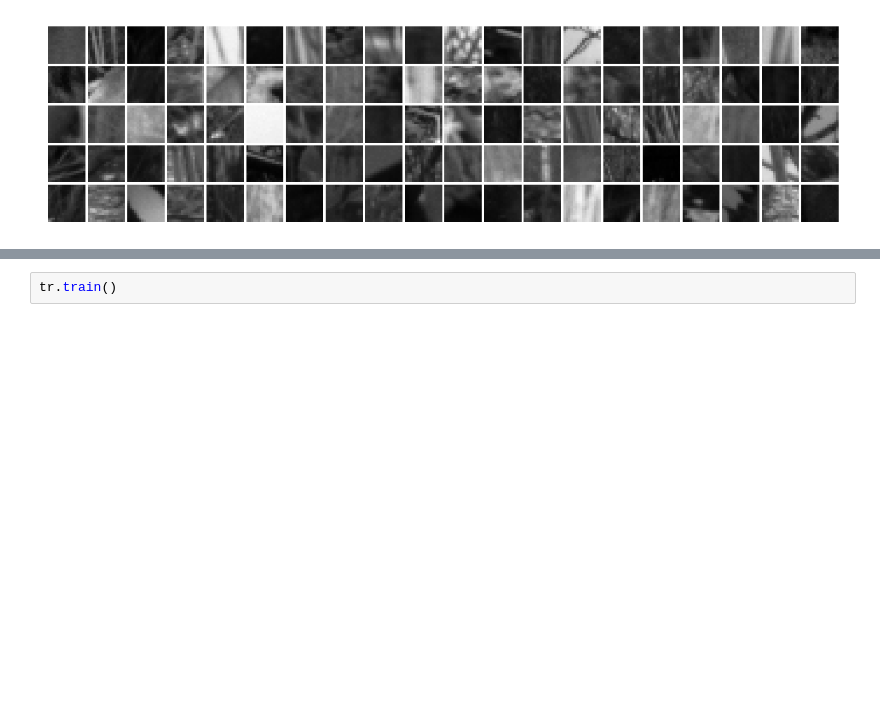
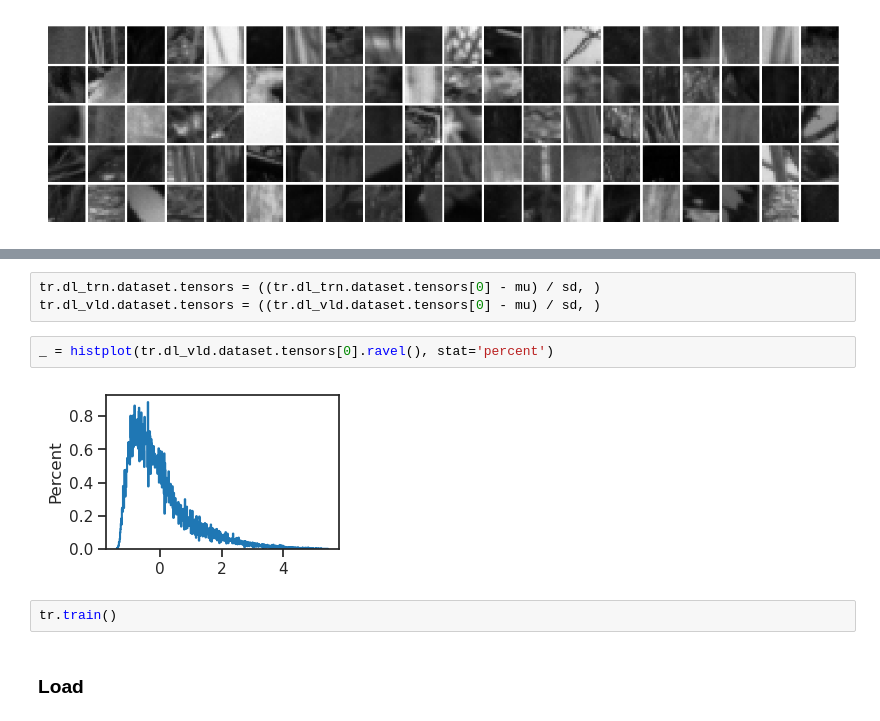
Before and after one commit to hadivafaii/jb-vae, a Jupyter notebook: _sources/nb/2024-10/12_vh16-mlp-nowhiten.ipynb, the cells around one changed output, grey strips where cells are left out. Saved outputs shown, nothing was run; the diff lists cells and outputs as text; blank space fills up the shorter version.

```diff
--- a/_sources/nb/2024-10/12_vh16-mlp-nowhiten.ipynb
+++ b/_sources/nb/2024-10/12_vh16-mlp-nowhiten.ipynb
@@ -74,2 +84,11 @@ _ = histplot(tr.dl_vld.dataset.tensors[0][:5].ravel())
+# %%
+tr.dl_trn.dataset.tensors = ((tr.dl_trn.dataset.tensors[0] - mu) / sd, )
+tr.dl_vld.dataset.tensors = ((tr.dl_vld.dataset.tensors[0] - mu) / sd, )
+# %%
+_ = histplot(tr.dl_vld.dataset.tensors[0].ravel(), stat='percent')
+# %% [output]
+[figure, added]
 # %%
 tr.train()
+# %% [markdown]
+### Load
```
Also changed, not shown: parts of 9 cells of this notebook, 34 other files.
